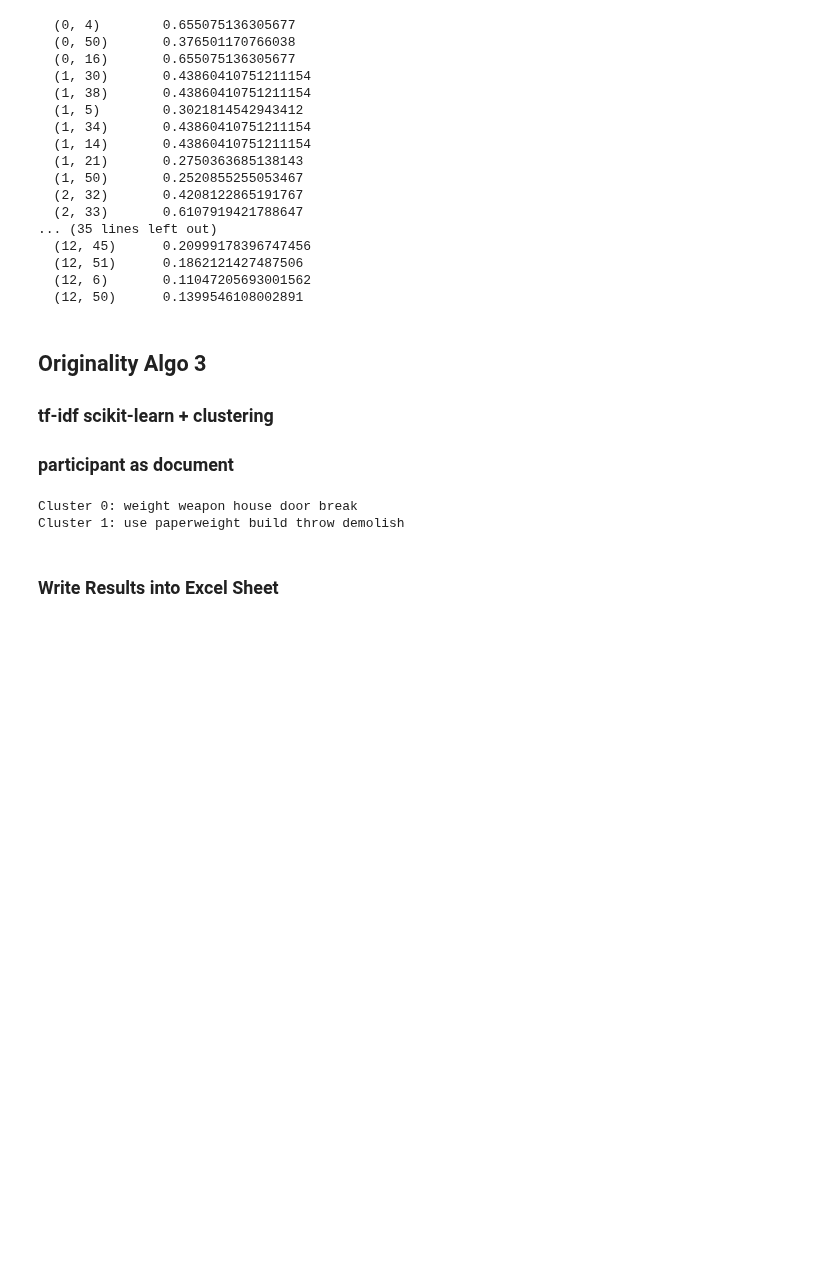
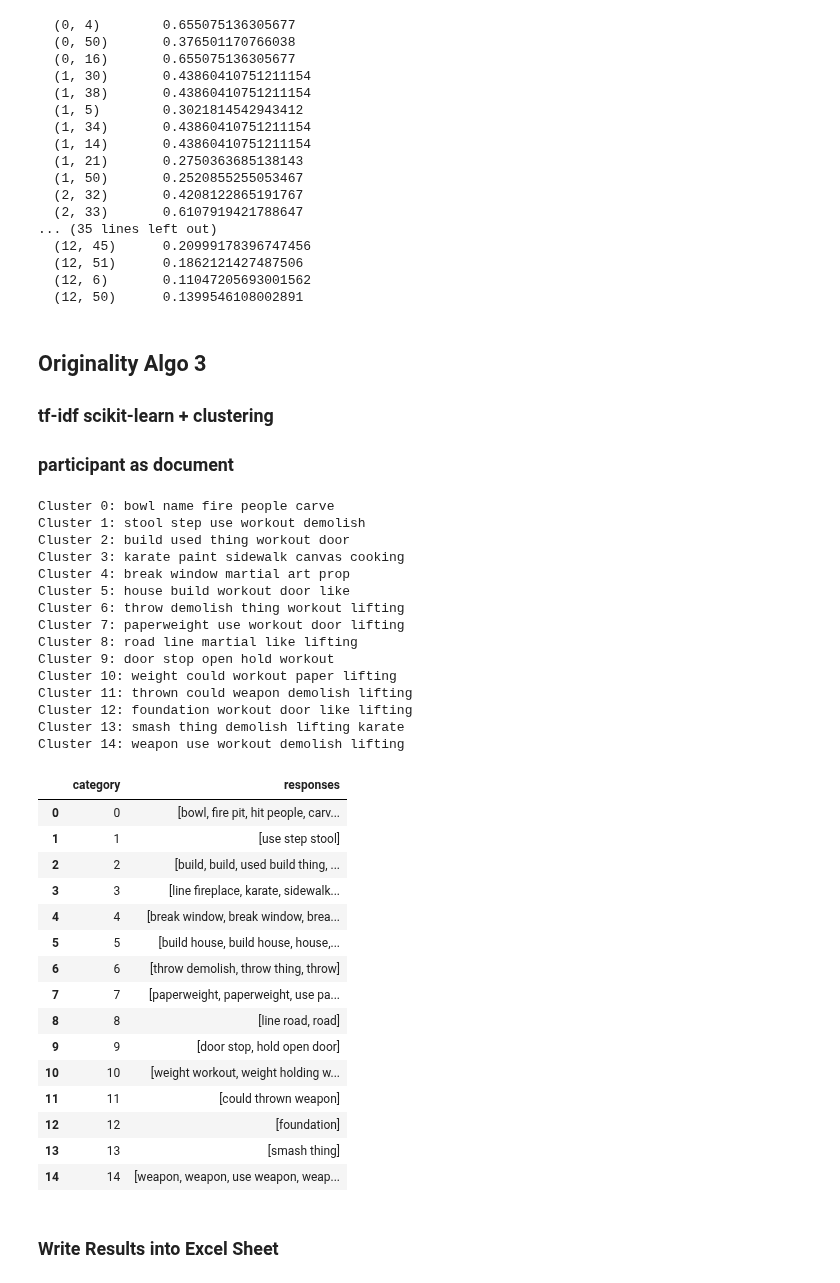
Before and after one commit to DijunQuant/AUT-Scoring, a Jupyter notebook: scripts/originality_algo.ipynb, the cells around one changed output. Saved outputs shown, nothing was run; the diff lists cells and outputs as text; code cells hidden in the pictures; blank space fills up the shorter version.

Commit message:
improving originality algo

```diff
--- a/scripts/originality_algo.ipynb
+++ b/scripts/originality_algo.ipynb
@@ -296,25 +296,35 @@ get_originality_tfidf_scikit_learn(data_brick, stopwords_spacy, True, True)
 ### tf-idf scikit-learn + clustering
 ### participant as document
 # %%
-def tfidf_scikit_learn_clustering(cleaned_responses):
-    tfIdfVectorizer=TfidfVectorizer(use_idf=True)
-    tfIdf = tfIdfVectorizer.fit_transform(cleaned_responses)
+def tfidf_scikit_learn_clustering(num_clusters, cleaned_responses):
+    tfidf_vectorizer=TfidfVectorizer(use_idf=True)
+    tfidf = tfidf_vectorizer.fit_transform(cleaned_responses)
 #     df = pd.DataFrame(tfIdf.toarray(), columns=tfIdfVectorizer.get_feature_names())
 #     df = pd.DataFrame(tfIdf[0].T.todense(), index=tfIdfVectorizer.get_feature_names(), columns=["TF-IDF"])
 #     df = df.sort_values('TF-IDF', ascending=False)
 #     print (df)
 
-    number_of_clusters=2
-    kmeans = KMeans(n_clusters=2).fit(tfIdf)
+    number_of_clusters = num_clusters
+    kmeans = KMeans(n_clusters = num_clusters).fit(tfidf)
 
     order_centroids = kmeans.cluster_centers_.argsort()[:, ::-1]
-    terms = tfIdfVectorizer.get_feature_names()
+    terms = tfidf_vectorizer.get_feature_names()
     for i in range(number_of_clusters):
         top_ten_words = [terms[ind] for ind in order_centroids[i, :5]]
         print("Cluster {}: {}".format(i, ' '.join(top_ten_words)))
+
+    results = pd.DataFrame()
+    results['text'] = cleaned_responses
+    results['category'] = kmeans.labels_
+
+    results_dict = {k: g["text"].tolist() for k,g in results.groupby("category")}
+
+    test = pd.DataFrame(list(results_dict.items()),columns = ['category','responses'])
+    display(test)
 # %%
-def get_originality_tfidf_scikit_learn_clustering(df, stopwords_list, remove_sw, join_list):
+def get_originality_tfidf_scikit_learn_clustering(df, stopwords_list, num_clusters, remove_sw, join_list):
     originality_rating_df = get_cleaned_responses(df, stopwords_list, remove_sw, join_list)
+    responses_split = originality_rating_df['response_processed'].tolist()
     responses = []
 
     id_list = get_id_list(df)
@@ -325,12 +335,41 @@ def get_originality_tfidf_scikit_learn_clustering(df, stopwords_list, remove_sw,
         temp_list = ' '.join(temp_list)
         responses.append(temp_list)
 
-    tfidf_scikit_learn_clustering(responses)
+    tfidf_scikit_learn_clustering(num_clusters, responses_split)
 # %%
-get_originality_tfidf_scikit_learn_clustering(data_brick, stopwords_spacy, True, True)
+get_originality_tfidf_scikit_learn_clustering(data_brick, stopwords_spacy, 15, True, True)
 # %% [output]
-Cluster 0: weight weapon house door break
-Cluster 1: use paperweight build throw demolish
+Cluster 0: bowl name fire people carve
+Cluster 1: stool step use workout demolish
+Cluster 2: build used thing workout door
+Cluster 3: karate paint sidewalk canvas cooking
+Cluster 4: break window martial art prop
+Cluster 5: house build workout door like
+Cluster 6: throw demolish thing workout lifting
+Cluster 7: paperweight use workout door lifting
+Cluster 8: road line martial like lifting
+Cluster 9: door stop open hold workout
+Cluster 10: weight could workout paper lifting
+Cluster 11: thrown could weapon demolish lifting
+Cluster 12: foundation workout door like lifting
+Cluster 13: smash thing demolish lifting karate
+Cluster 14: weapon use workout demolish lifting
+|  | category | responses |
+| 0 | 0 | [bowl, fire pit, hit people, carv... |
+| 1 | 1 | [use step stool] |
+| 2 | 2 | [build, build, used build thing, ... |
+| 3 | 3 | [line fireplace, karate, sidewalk... |
+| 4 | 4 | [break window, break window, brea... |
+| 5 | 5 | [build house, build house, house,... |
+| 6 | 6 | [throw demolish, throw thing, throw] |
+| 7 | 7 | [paperweight, paperweight, use pa... |
+| 8 | 8 | [line road, road] |
+| 9 | 9 | [door stop, hold open door] |
+| 10 | 10 | [weight workout, weight holding w... |
+| 11 | 11 | [could thrown weapon] |
+| 12 | 12 | [foundation] |
+| 13 | 13 | [smash thing] |
+| 14 | 14 | [weapon, weapon, use weapon, weap... |
 # %% [markdown]
 ### Write Results into Excel Sheet
 # %%
```
